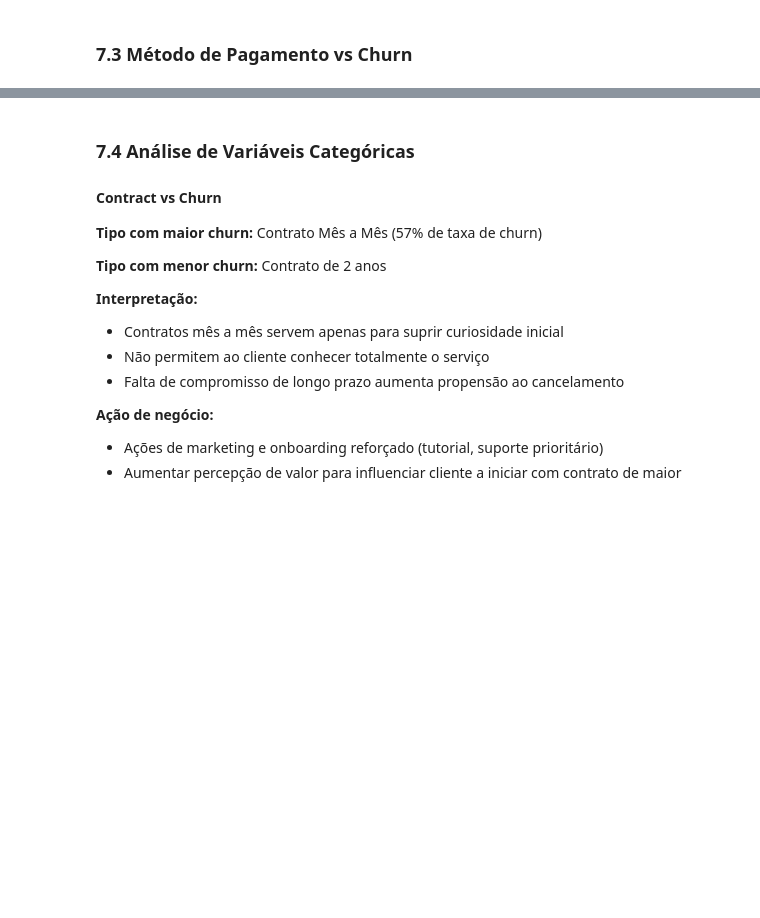
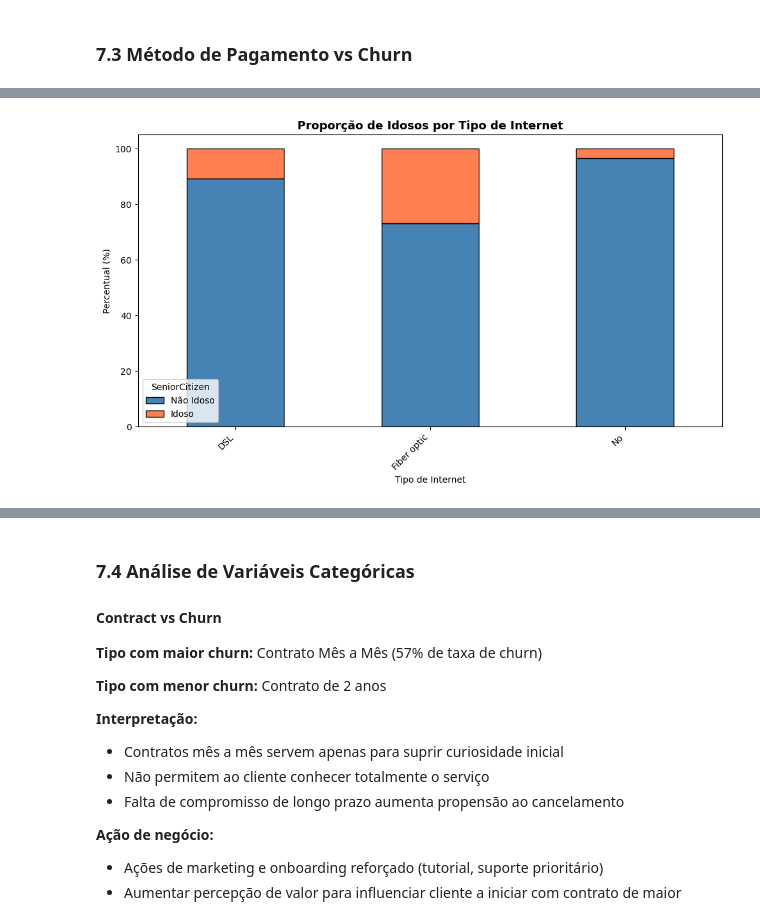
Before and after one commit to matheusnevesds/churn-prediction-ml, a Jupyter notebook: notebooks/01_eda.ipynb, the cells around one changed output, grey strips where cells are left out. Saved outputs shown, nothing was run; the diff lists cells and outputs as text; code cells hidden in the pictures; blank space fills up the shorter version.

```diff
--- a/notebooks/01_eda.ipynb
+++ b/notebooks/01_eda.ipynb
@@ -292,0 +319,15 @@ plt.show()
+# %%
+# Idosos por tipo de internet
+internet_senior = pd.crosstab(df['InternetService'], df['SeniorCitizen'], normalize='index') * 100
+
+internet_senior.plot(kind='bar', stacked=True, figsize=(10, 6),
+                     color=['steelblue', 'coral'], edgecolor='black')
+plt.title('Proporção de Idosos por Tipo de Internet', fontweight='bold', fontsize=13)
+plt.xlabel('Tipo de Internet')
+plt.ylabel('Percentual (%)')
+plt.legend(['Não Idoso', 'Idoso'], title='SeniorCitizen')
+plt.xticks(rotation=45, ha='right')
+plt.tight_layout()
+plt.show()
+# %% [output]
+[figure, added]
```
Also changed, not shown: parts of 32 cells of this notebook.
